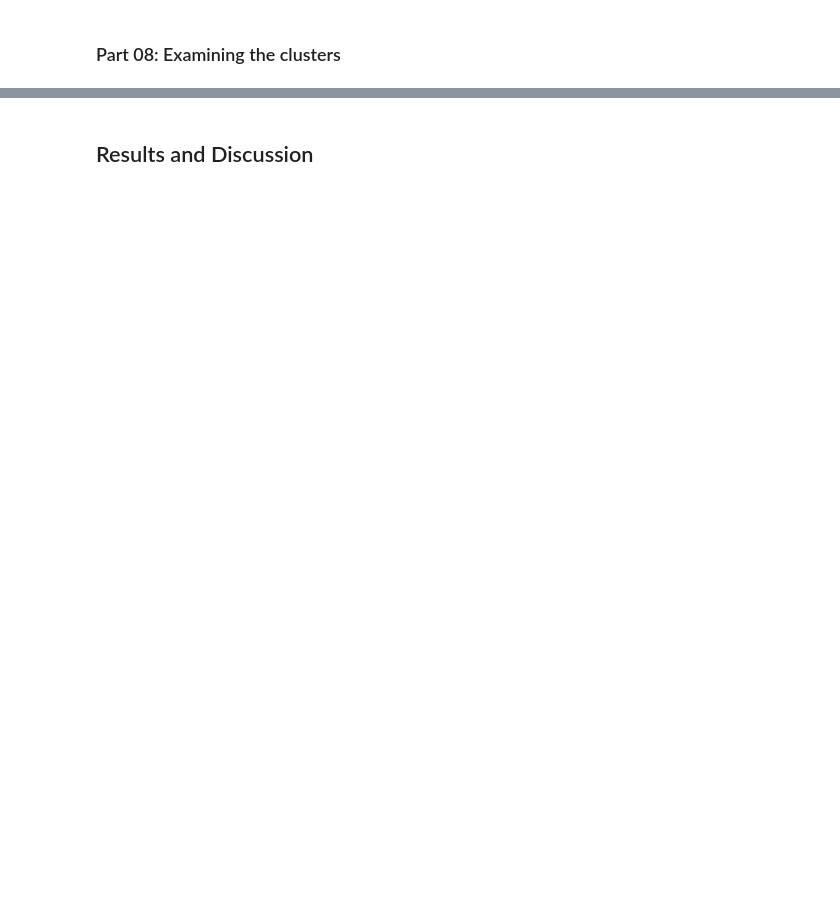
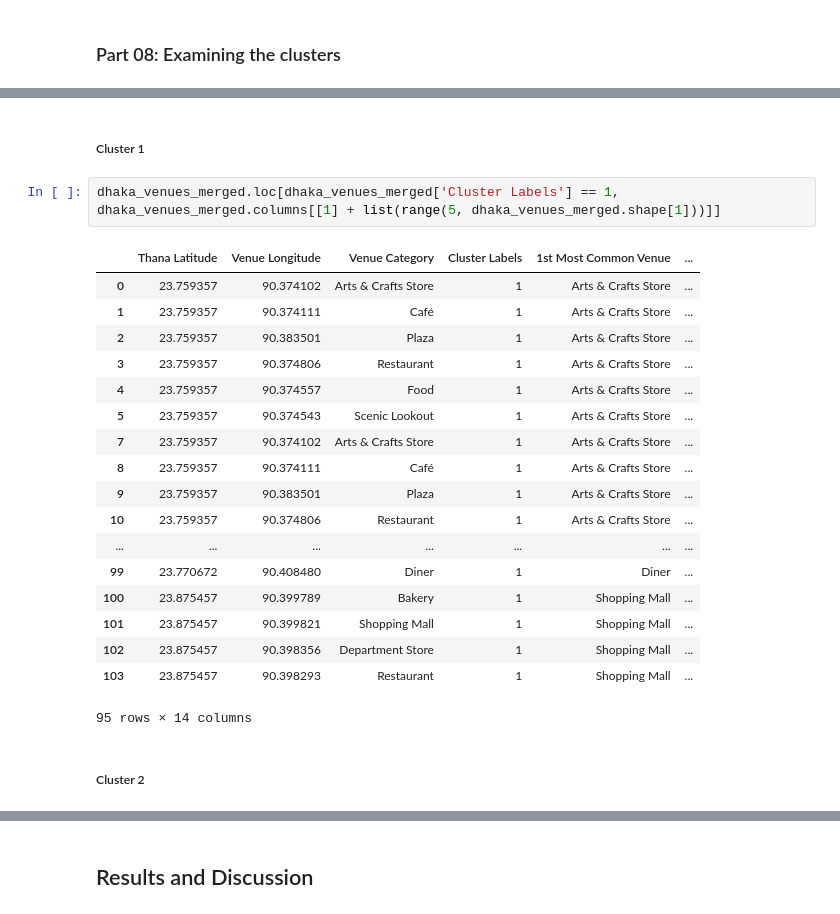
Before and after one commit to saidul-islam98/Battle-of-The-Neighborhoods, a Jupyter notebook: Battle of Neighborhoods Part 2.ipynb, the cells around one changed output, grey strips where cells are left out. Drawn from its saved outputs; the diff is of its cells as text; blank space fills up the shorter version.

```diff
--- a/Battle of Neighborhoods Part 2.ipynb
+++ b/Battle of Neighborhoods Part 2.ipynb
@@ -556,0 +741,25 @@ We can see that their are 49 different category of venues present in different t
+# %% [markdown]
+##### Cluster 1
+# %%
+dhaka_venues_merged.loc[dhaka_venues_merged['Cluster Labels'] == 1, dhaka_venues_merged.columns[[1] + list(range(5, dhaka_venues_merged.shape[1]))]]
+# %% [output]
+|  | Thana Latitude | Venue Longitude | Venue Category | Cluster Labels | 1st Most Common Venue | ... |
+| 0 | 23.759357 | 90.374102 | Arts & Crafts Store | 1 | Arts & Crafts Store | ... |
+| 1 | 23.759357 | 90.374111 | Café | 1 | Arts & Crafts Store | ... |
+| 2 | 23.759357 | 90.383501 | Plaza | 1 | Arts & Crafts Store | ... |
+| 3 | 23.759357 | 90.374806 | Restaurant | 1 | Arts & Crafts Store | ... |
+| 4 | 23.759357 | 90.374557 | Food | 1 | Arts & Crafts Store | ... |
+| 5 | 23.759357 | 90.374543 | Scenic Lookout | 1 | Arts & Crafts Store | ... |
+| 7 | 23.759357 | 90.374102 | Arts & Crafts Store | 1 | Arts & Crafts Store | ... |
+| 8 | 23.759357 | 90.374111 | Café | 1 | Arts & Crafts Store | ... |
+| 9 | 23.759357 | 90.383501 | Plaza | 1 | Arts & Crafts Store | ... |
+| 10 | 23.759357 | 90.374806 | Restaurant | 1 | Arts & Crafts Store | ... |
+| ... | ... | ... | ... | ... | ... | ... |
+| 99 | 23.770672 | 90.408480 | Diner | 1 | Diner | ... |
+| 100 | 23.875457 | 90.399789 | Bakery | 1 | Shopping Mall | ... |
+| 101 | 23.875457 | 90.399821 | Shopping Mall | 1 | Shopping Mall | ... |
+| 102 | 23.875457 | 90.398356 | Department Store | 1 | Shopping Mall | ... |
+| 103 | 23.875457 | 90.398293 | Restaurant | 1 | Shopping Mall | ... |
+95 rows × 14 columns
+# %% [markdown]
+##### Cluster 2
```
Also changed, not shown: parts of 43 cells of this notebook.
